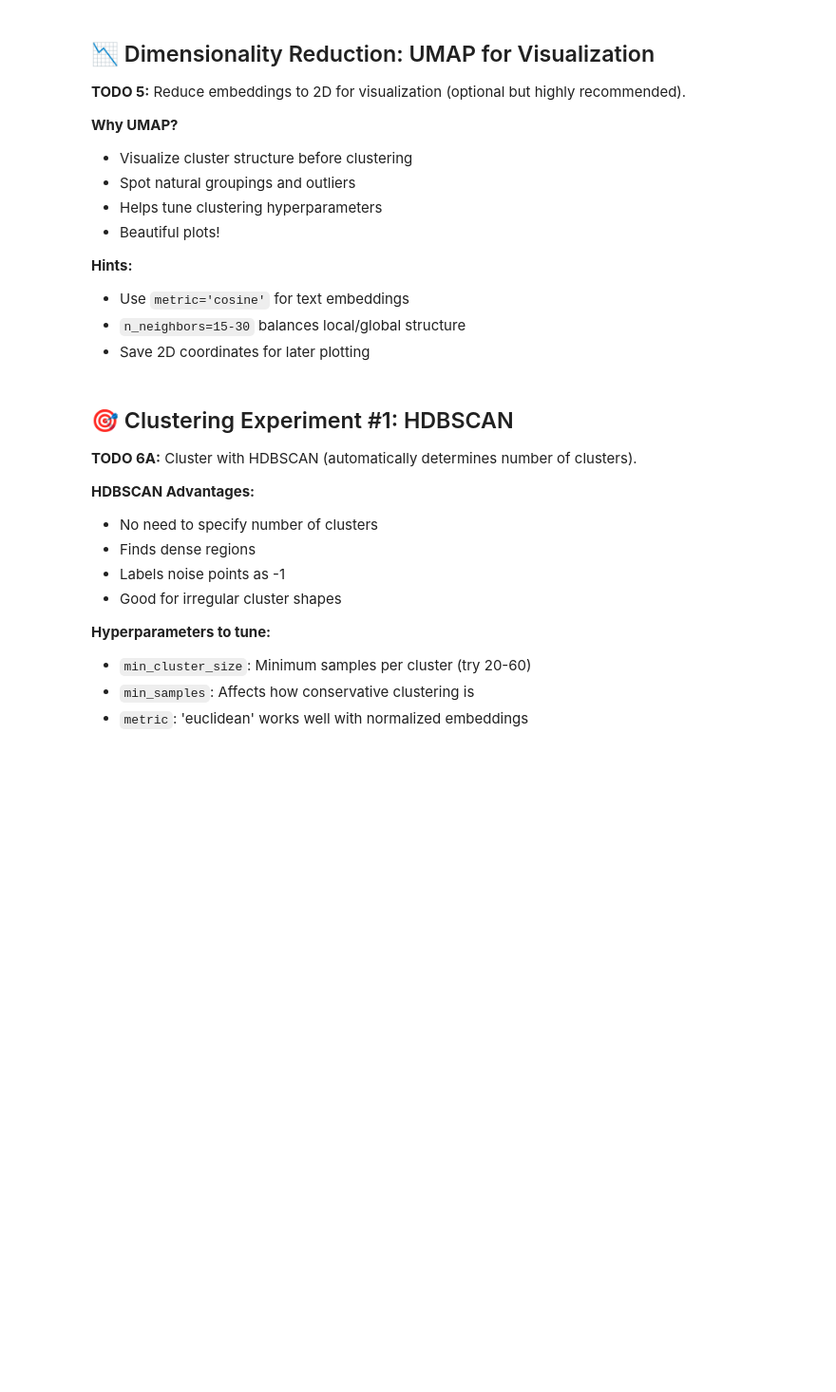
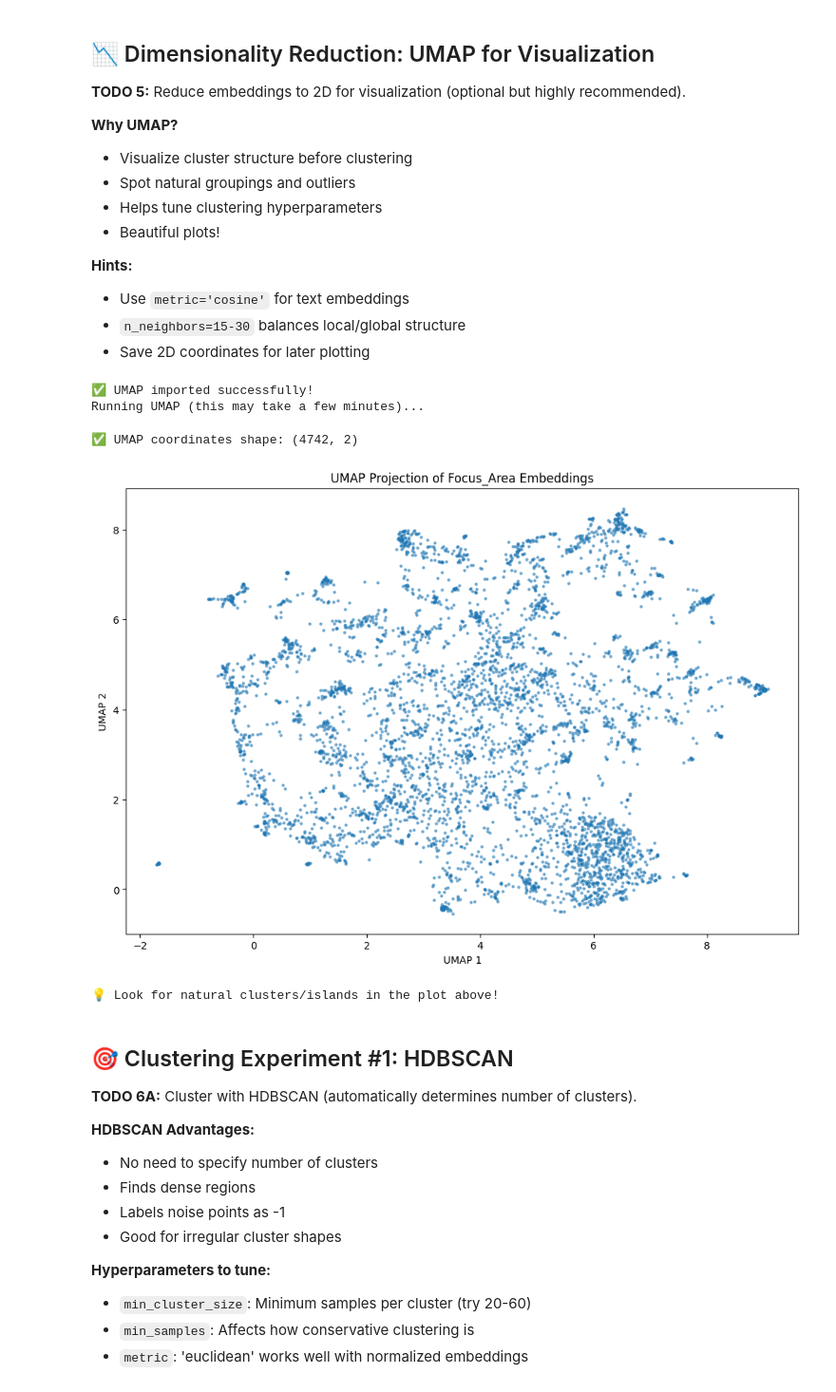
Before and after one commit to Tuminha/PyTorch-Capstone-Project, a Jupyter notebook: projects/02_medical_text/notebooks/00_build_specialty_taxonomy.ipynb, the cells around one changed output. Shown at 95% size. Drawn from its saved outputs; the diff is of its cells as text; code cells hidden in the pictures; blank space fills up the shorter version.

```diff
--- a/projects/02_medical_text/notebooks/00_build_specialty_taxonomy.ipynb
+++ b/projects/02_medical_text/notebooks/00_build_specialty_taxonomy.ipynb
@@ -220,34 +265,51 @@ import seaborn as sns
 # %%
 # TODO 5: UMAP dimensionality reduction
 
-# from umap import UMAP
+import numpy as np
+import matplotlib.pyplot as plt
+
+try:
+    from umap import UMAP
+except (ImportError, AttributeError):
+    # Newer versions expose UMAP in the umap.umap_ submodule
+    from umap.umap_ import UMAP
+
+# Test the import
+print(f"✅ UMAP imported successfully!")
 
 # Fit UMAP
-# print("Running UMAP (this may take a few minutes)...")
-# umap_model = UMAP(
-#     n_components=2,
-#     metric='cosine',
-#     n_neighbors=15,
-#     min_dist=0.1,
-#     random_state=42
-# )
-# coords_2d = umap_model.fit_transform(embeddings)
+print("Running UMAP (this may take a few minutes)...")
+umap_model = UMAP(
+    n_components=2,
+    metric='cosine',
+    n_neighbors=15,
+    min_dist=0.1,
+    random_state=42
+)
 
-# print(f"✅ UMAP coordinates shape: {coords_2d.shape}")
+coords_2d = umap_model.fit_transform(embeddings)
+
+print(f"✅ UMAP coordinates shape: {coords_2d.shape}")
 
 # Save coordinates
-# np.save(ARTIFACTS_DIR / "coords_2d.npy", coords_2d)
+np.save(ARTIFACTS_DIR / "coords_2d.npy", coords_2d)
 
 # Quick visualization (before clustering)
-# plt.figure(figsize=(12, 8))
-# plt.scatter(coords_2d[:, 0], coords_2d[:, 1], s=5, alpha=0.5)
-# plt.title('UMAP Projection of Focus_Area Embeddings')
-# plt.xlabel('UMAP 1')
-# plt.ylabel('UMAP 2')
-# plt.savefig(ARTIFACTS_DIR / 'umap_before_clustering.png', dpi=150)
-# plt.show()
+plt.figure(figsize=(12, 8))
+plt.scatter(coords_2d[:, 0], coords_2d[:, 1], s=5, alpha=0.5)
+plt.title('UMAP Projection of Focus_Area Embeddings')
+plt.xlabel('UMAP 1')
+plt.ylabel('UMAP 2')
+plt.savefig(ARTIFACTS_DIR / 'umap_before_clustering.png', dpi=150)
+plt.show()
 
-# print("💡 Look for natural clusters/islands in the plot above!")
+print("💡 Look for natural clusters/islands in the plot above!")
+# %% [output]
+✅ UMAP imported successfully!
+Running UMAP (this may take a few minutes)...
+✅ UMAP coordinates shape: (4742, 2)
+[figure, added]
+💡 Look for natural clusters/islands in the plot above!
 # %% [markdown]
 ## 🎯 Clustering Experiment #1: HDBSCAN
 
```
Also changed, not shown: parts of 16 cells of this notebook, 15 other files.
